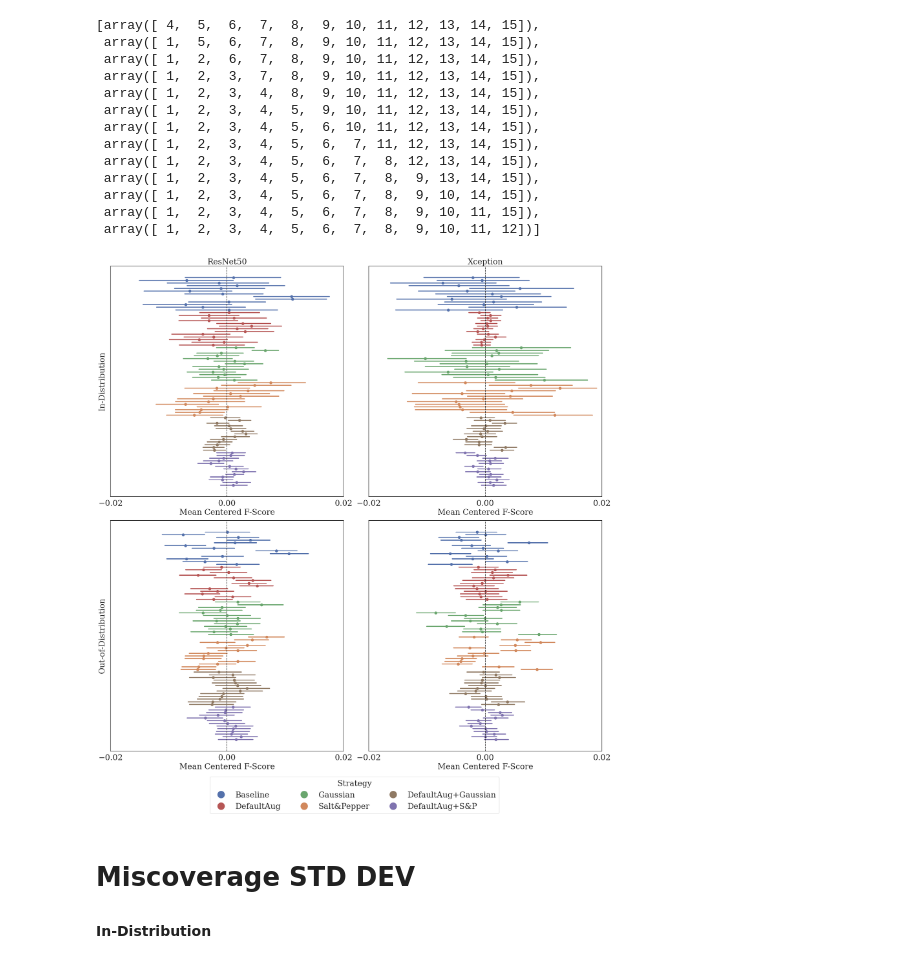
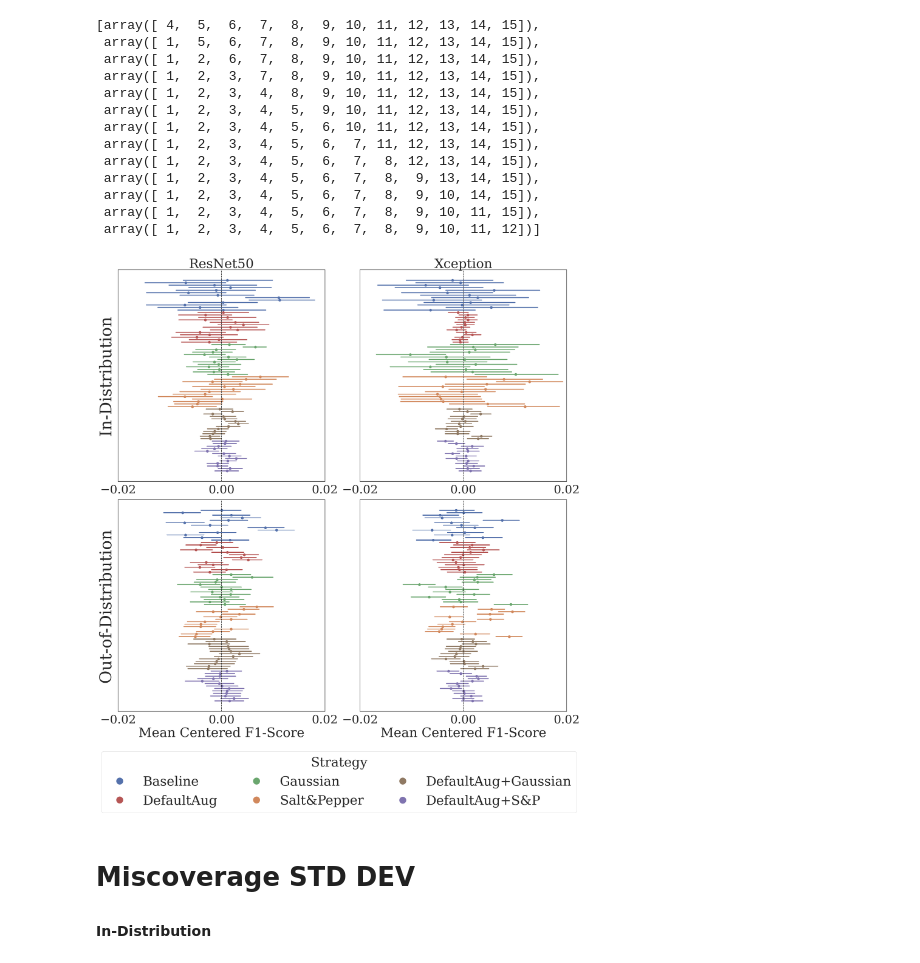
Before and after one commit to vmberto/ni-experiments, a Jupyter notebook: notebooks/miscoverage.ipynb, the cells around one changed output. Saved outputs shown, nothing was run; the diff lists cells and outputs as text; code cells hidden in the pictures.

Commit message:
plots notebooks

```diff
--- a/notebooks/miscoverage.ipynb
+++ b/notebooks/miscoverage.ipynb
@@ -52,8 +52,7 @@ def generate_miscoverage(df):
 
   each_leave3out_df = []
   for i, selected_folds in enumerate(replications):
-      splitted_dataframe = each_replication_df[each_replication_df['fold'].isin(selected_folds)]
-
+      splitted_dataframe = each_replication_df[each_replication_df['fold'].isin(selected_folds)].copy()
       mean_fscore_overall = each_replication_df.groupby(['approach', 'model', 'replication'])['f1-score(weighted avg)'].mean()
 
       def normalize_fscore(row):
@@ -147,16 +146,6 @@ def plot_results_all(df1, df2, x_label='Mean Centered F-Score', figsize=(22, 22)
             "font.serif": ["Times", "Palatino", "serif"],
         })
 
-        params = {
-            'axes.labelsize': 12,
-            'xtick.labelsize': 12,
-            'ytick.labelsize': 12,
-            'legend.title_fontsize': 18,
-            'legend.markerscale': 3,
-            'legend.fontsize': 12,
-        }
-        plt.rcParams.update(params)
-
         ax = sns.pointplot(
             data=plot['df'],
             x='f1-score(weighted avg)',
@@ -170,48 +159,53 @@ def plot_results_all(df1, df2, x_label='Mean Centered F-Score', figsize=(22, 22)
             ax=axes[i//2, i%2]
         )
 
-        ax.set_xlabel(x_label, fontsize=24)
+        ax.set_xlabel(x_label, fontsize=32)
 
         ax.set_xlim(x_min, x_max)
         ax.set_xticks(x_ticks)
 
         ax.axvline(x=0, color='k', linestyle='--')
 
+        if i == 0 or i == 1:
+            ax.set_xlabel("")
+        else:
+            ax.set_xlabel("Mean Centered F1-Score", fontsize=42)
+
         if i % 2 == 0:
-            ax.set_ylabel(plot['ylabel'], fontsize=24)
+            ax.set_ylabel(plot['ylabel'], fontsize=52)
             ax.set_yticklabels([])
         else:
             ax.set_yticklabels([])
             ax.set_ylabel("")
 
-        ax.tick_params(labelsize=24)
-        ax.set_title(plot['model'], fontsize=24 if plot['model'] else 0)
+        ax.tick_params(labelsize=38)
+        ax.set_title(plot['model'], fontsize=42 if plot['model'] else 0)
 
         ax.legend_.remove()
 
         if i == 0:
             handles, labels = ax.get_legend_handles_labels()
 
 
     for i in range(len(labels)):
         labels[i] = labels[i].split('_')[0]
 
     unique_labels = []
     unique_handles = []
     for i, label in enumerate(labels):
         if label not in unique_labels:
             unique_labels.append(label)
             unique_handles.append(handles[i])
 
-    fig.legend(unique_handles, unique_labels, title="Strategy", loc='lower center', bbox_to_anchor=(0.5, -0.082), fontsize=24, title_fontsize=24, ncol=3)
+    fig.legend(unique_handles, unique_labels, title="Strategy", loc='lower center', bbox_to_anchor=(0.5, -0.155), fontsize=42, title_fontsize=42, ncol=3)
 
     plt.tight_layout()
-    plt.savefig('../output/miscoverage_plot.png')
+    plt.savefig('../output/miscoverage_plot.pdf', bbox_inches='tight')
     plt.show()
 
 plot_results_all(result_dataframe_in, result_dataframe_ood)
 # %% [output]
-[figure, old version]
+[figure, new version]
 # %% [markdown]
 # Miscoverage STD DEV
 
```
Also changed, not shown: parts of 1 cell of this notebook, 2 other files.
